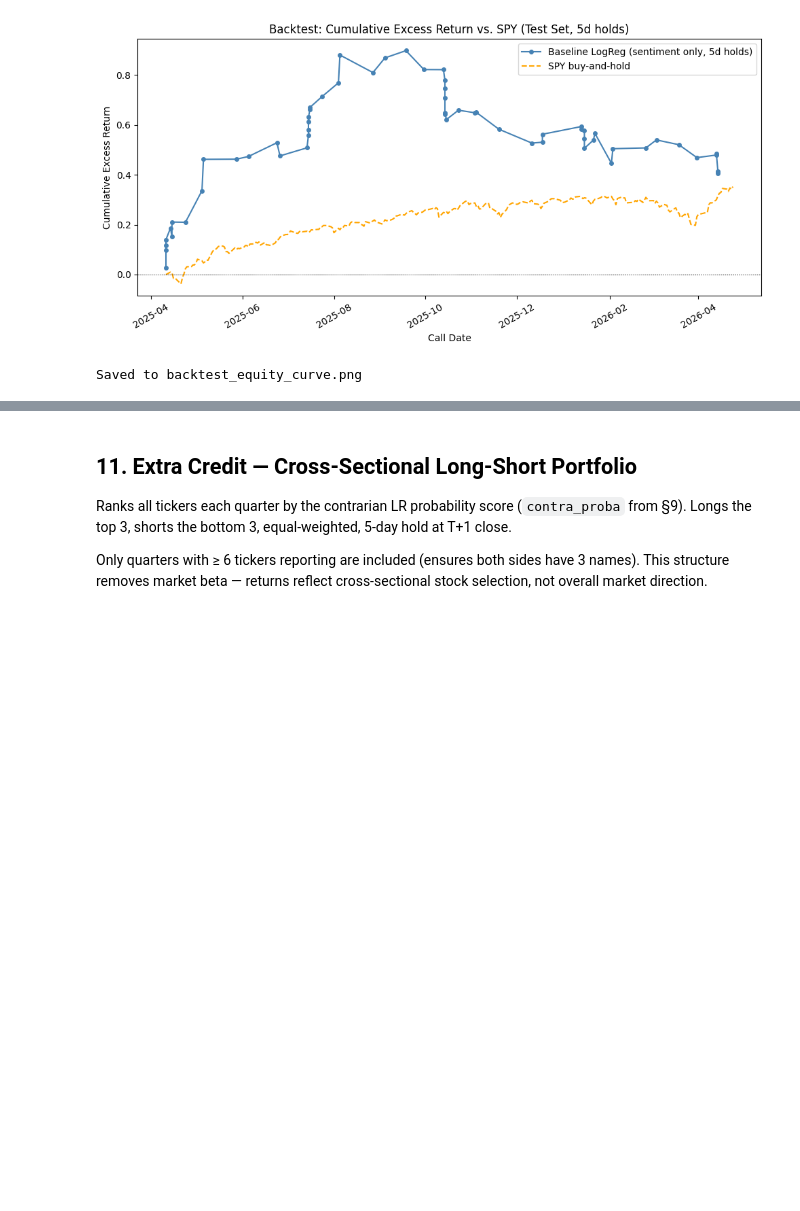
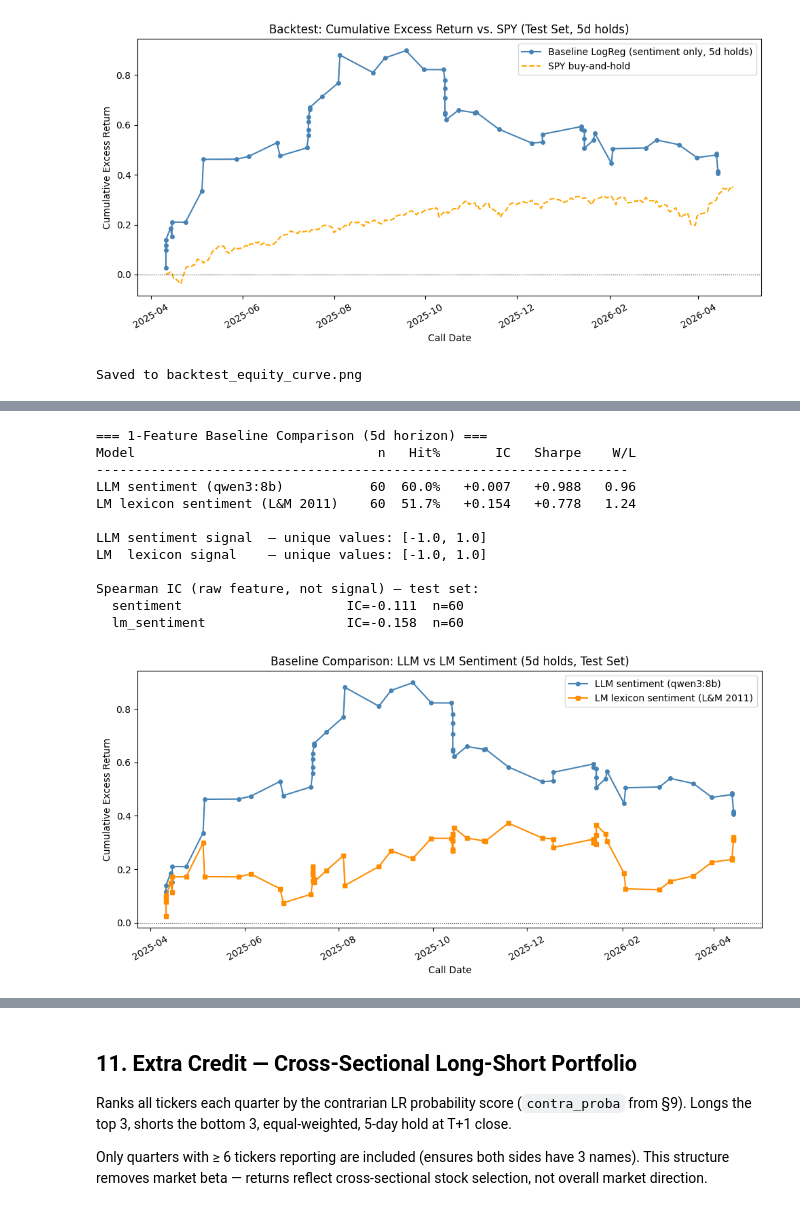
Before and after one commit to liny-r/nlp-transcript-assignment, a Jupyter notebook: Assignment_1_YueqiLin.ipynb, the cells around one changed output, grey strips where cells are left out. Drawn from its saved outputs; the diff is of its cells as text; code cells hidden in the pictures; blank space fills up the shorter version.

```diff
--- a/Assignment_1_YueqiLin.ipynb
+++ b/Assignment_1_YueqiLin.ipynb
@@ -1108,0 +1052,80 @@ Contrarian 9-feat            57  52.6%   +0.116   +0.098   0.93
+# %%
+# ── LM-sentiment 1-feature baseline ─────────────────────────────────────────
+FEAT_LM = ['lm_sentiment']
+
+X_tr_lm, y_tr_lm, d_tr_lm = make_xy(train, FEAT_LM)
+X_te_lm, y_te_lm, d_te_lm = make_xy(test,  FEAT_LM)
+
+scaler_lm = StandardScaler()
+X_tr_lm_s = scaler_lm.fit_transform(X_tr_lm)
+X_te_lm_s = scaler_lm.transform(X_te_lm)
+
+lr_lm = LogisticRegression(C=1.0, max_iter=500, random_state=42)
+lr_lm.fit(X_tr_lm_s, y_tr_lm)
+
+lm_signal = pd.Series(lr_lm.predict(X_te_lm_s).astype(float), index=d_te_lm.index)
+r_lm = backtest(d_te_lm, lm_signal)
+
+# ── Side-by-side comparison ───────────────────────────────────────────────────
+print(f'=== 1-Feature Baseline Comparison ({HORIZON}d horizon) ===')
+print(f"{'Model':<32} {'n':>4} {'Hit%':>6} {'IC':>8} {'Sharpe':>8} {'W/L':>6}")
+print('-' * 68)
+for name, r in [
+    ('LLM sentiment (qwen3:8b)',      r_base),
+    ('LM lexicon sentiment (L&M 2011)', r_lm),
+]:
+    ic_s = f"{r['rank_IC']:+.3f}"
+    wl_s = f"{r['win_loss_ratio']:.2f}" if not (r['win_loss_ratio'] != r['win_loss_ratio']) else '  NaN'
+    print(f"{name:<32} {r['n']:>4} {r['hit_rate']*100:>5.1f}% {ic_s:>8} {r['naive_sharpe']:>+8.3f} {wl_s:>6}")
+
+# ── Distribution of predictions ──────────────────────────────────────────────
+print(f"\nLLM sentiment signal  — unique values: {sorted(lm_signal.unique())}")
+print(f"LM  lexicon signal    — unique values: {sorted(lm_signal.unique())}")
+
+print(f"\nSpearman IC (raw feature, not signal) — test set:")
+for feat in ['sentiment', 'lm_sentiment']:
+    sub = test.dropna(subset=[feat, RET_COL])
+    ic  = sub[[feat, RET_COL]].corr(method='spearman').iloc[0, 1]
+    print(f"  {feat:<28}  IC={ic:+.3f}  n={len(sub)}")
+
+# ── Cumulative PnL comparison plot ───────────────────────────────────────────
+import matplotlib.pyplot as plt
+import matplotlib.dates as mdates
+
+def cum_pnl_series(d_te_plot, signal_series):
+    d = d_te_plot.assign(signal=signal_series).dropna(subset=['signal', RET_COL])
+    d = d.sort_values('call_date').copy()
+    d['pnl'] = d['signal'] * d[RET_COL]
+    return d['call_date'], d['pnl'].cumsum()
+
+dates_llm, cum_llm = cum_pnl_series(d_te_b, baseline_signal(d_te_b))
+dates_lm,  cum_lm  = cum_pnl_series(d_te_lm, lm_signal)
+
+fig, ax = plt.subplots(figsize=(10, 5))
+ax.plot(dates_llm, cum_llm, marker='o', markersize=4, label='LLM sentiment (qwen3:8b)', color='steelblue')
+ax.plot(dates_lm,  cum_lm,  marker='s', markersize=4, label='LM lexicon sentiment (L&M 2011)', color='darkorange')
+ax.axhline(0, color='black', linewidth=0.8, linestyle=':')
+ax.xaxis.set_major_formatter(mdates.DateFormatter('%Y-%m'))
+ax.xaxis.set_major_locator(mdates.MonthLocator(interval=2))
+plt.xticks(rotation=30)
+ax.set_title(f'Baseline Comparison: LLM vs LM Sentiment ({HORIZON}d holds, Test Set)')
+ax.set_xlabel('Call Date'); ax.set_ylabel('Cumulative Excess Return')
+ax.legend()
+fig.tight_layout()
+plt.savefig('baseline_llm_vs_lm.png', dpi=150)
+plt.show()
+print('Saved to baseline_llm_vs_lm.png')
+# %% [output]
+=== 1-Feature Baseline Comparison (5d horizon) ===
+Model                               n   Hit%       IC   Sharpe    W/L
+--------------------------------------------------------------------
+LLM sentiment (qwen3:8b)           60  60.0%   +0.007   +0.988   0.96
+LM lexicon sentiment (L&M 2011)    60  51.7%   +0.154   +0.778   1.24
+
+LLM sentiment signal  — unique values: [-1.0, 1.0]
+LM  lexicon signal    — unique values: [-1.0, 1.0]
+
+Spearman IC (raw feature, not signal) — test set:
+  sentiment                     IC=-0.111  n=60
+  lm_sentiment                  IC=-0.158  n=60
+[figure, added]
```
Also changed, not shown: parts of 14 cells of this notebook, 3 other files.
